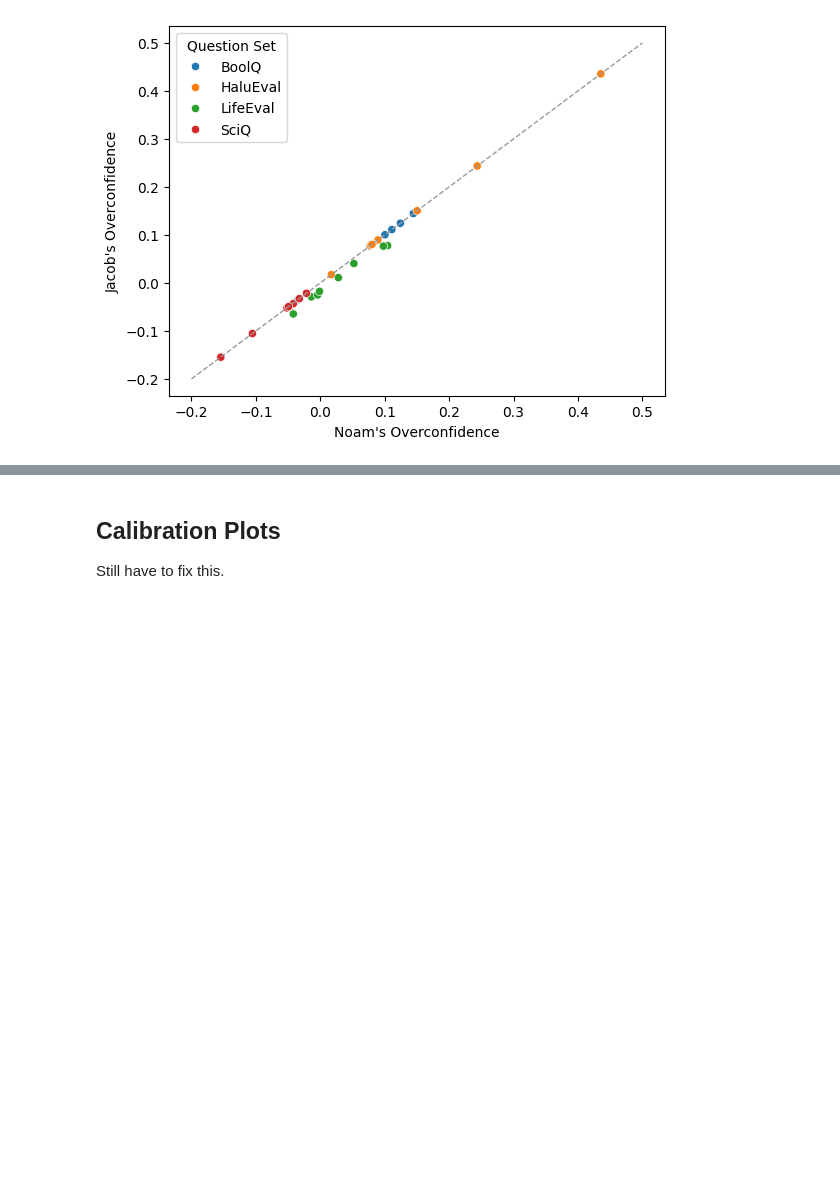
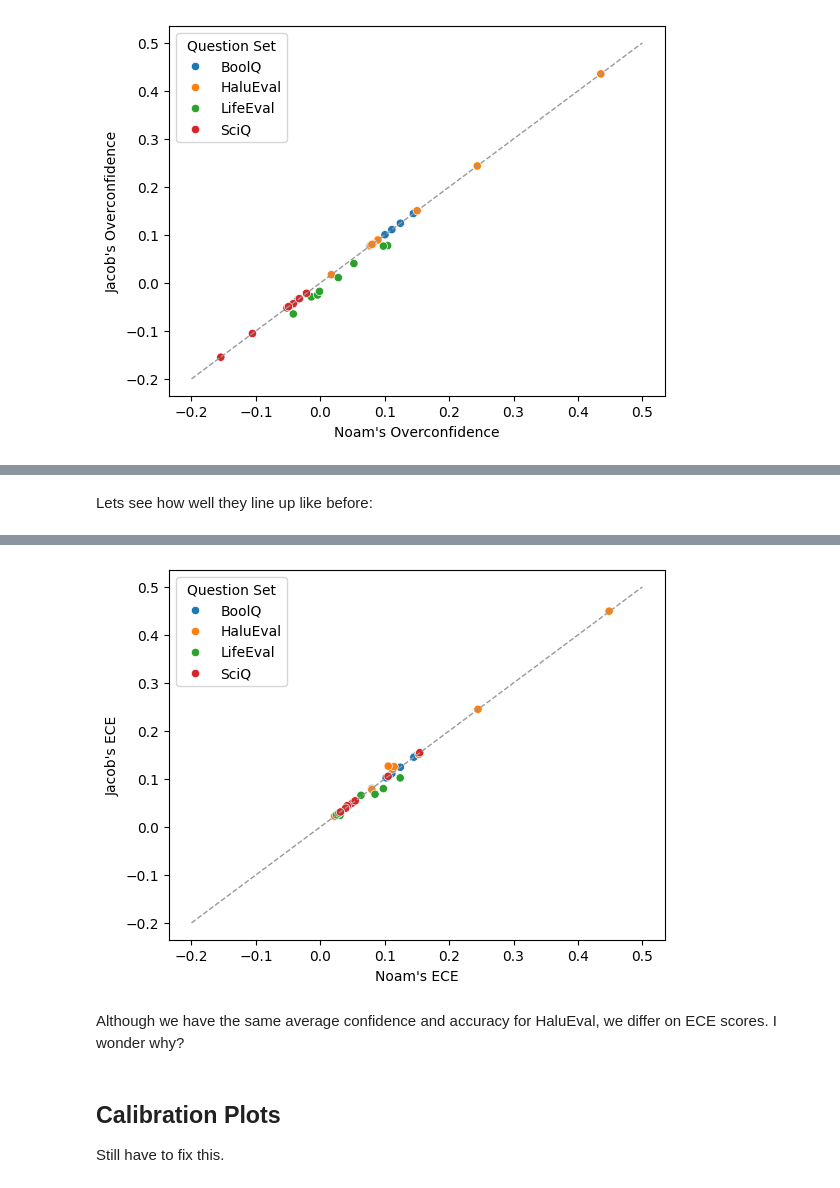
Before and after one commit to NoamMichael/Comparing-Confidence-in-LLMs, a Jupyter notebook: analysis.ipynb, the cells around one changed output, grey strips where cells are left out. Drawn from its saved outputs; the diff is of its cells as text; code cells hidden in the pictures; blank space fills up the shorter version.

```diff
--- a/analysis.ipynb
+++ b/analysis.ipynb
@@ -981,0 +1076,19 @@ plt.show()
+# %% [markdown]
+Lets see how well they line up like before:
+# %%
+j['name'] = j['qset'].astype(str) + j['llm'].astype(str)
+d['name'] = d['Question Set'] + d['Model']
+
+merged = pd.merge(d,j ,on = "name", suffixes= ['_noam', '_jacob'])
+merged['diff'] = merged['ECE'] - merged['ece']
+
+display(merged[abs(merged['diff']) > 0.01]) # These are all the instances where Jacob and I disagree (some very small differences exist due to FPA)
+
+ax = sns.scatterplot(data = merged, x ="ECE", y = "ece", hue = "Question Set")
+plt.xlabel("Noam's ECE")
+plt.ylabel("Jacob's ECE")
+lo = -0.2
+hi = 0.5
+ax.plot([lo, hi], [lo, hi], ls="--", c="0.6", lw=1)
+plt.show()
+# %% [output]
@@ -982,3 +1101,6 @@ plt.show()
+[figure, added]
+# %% [markdown]
+Although we have the same average confidence and accuracy for HaluEval, we differ on ECE scores. I wonder why?
 # %% [markdown]
 ## Calibration Plots
 
```
Also changed, not shown: parts of 6 cells of this notebook.
